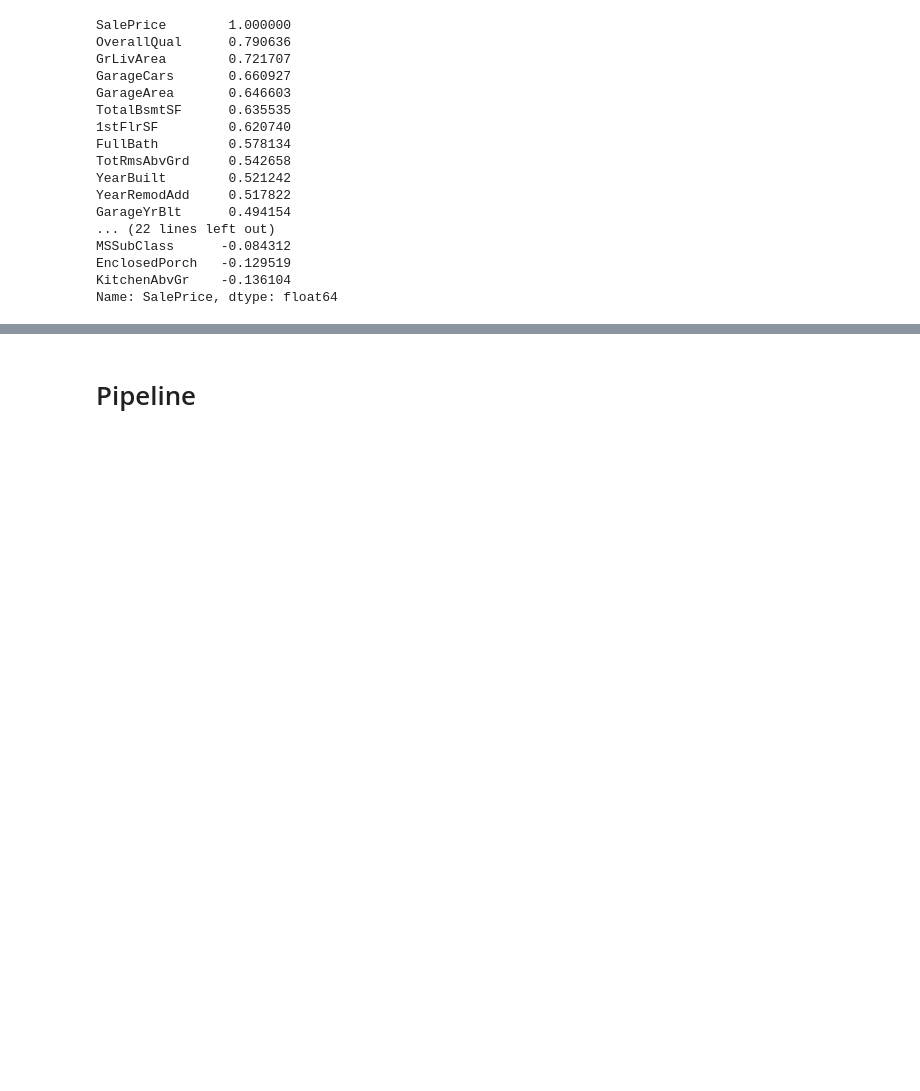
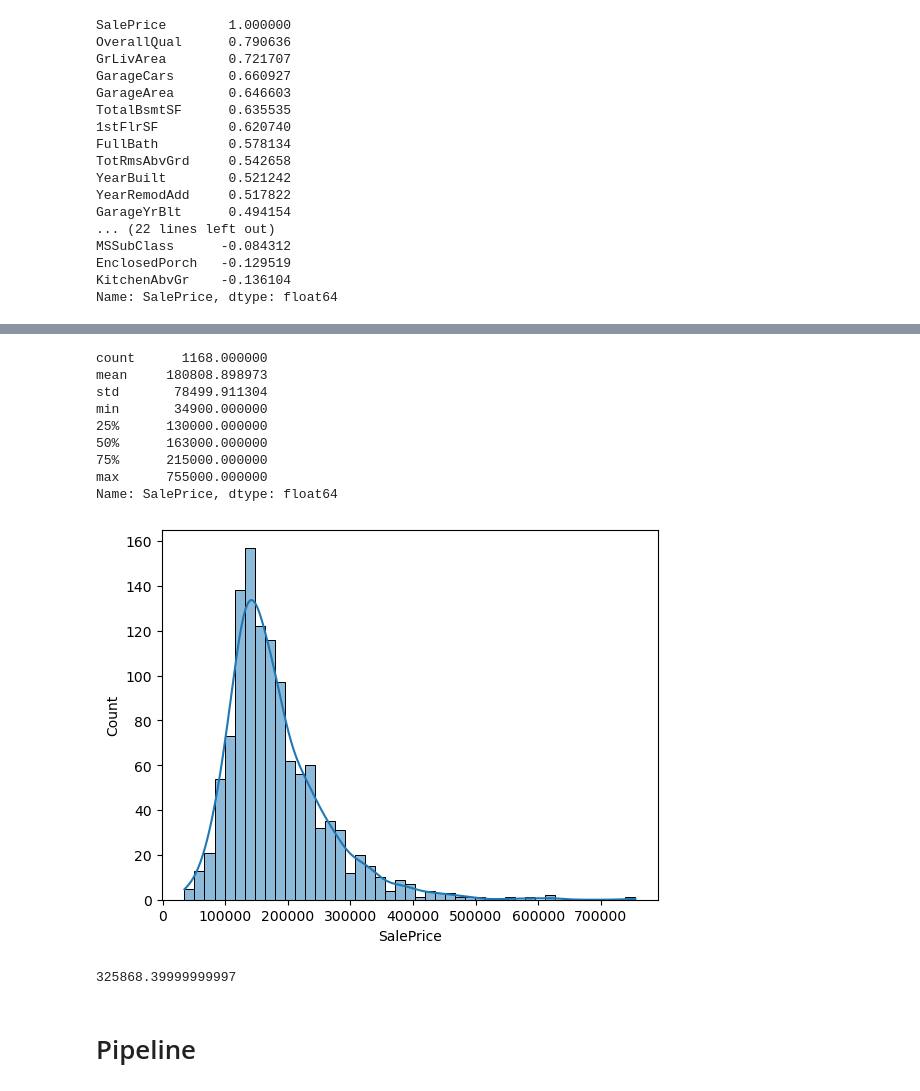
Before and after one commit to angelocandari/kag-house-price, a Jupyter notebook: house-prices.ipynb, the cells around one changed output, grey strips where cells are left out. Cells and saved outputs as stored; diff of their text form; code cells hidden in the pictures; blank space fills up the shorter version.

```diff
--- a/house-prices.ipynb
+++ b/house-prices.ipynb
@@ -86,0 +111,18 @@ dtype: int64
+# %%
+print(train[target].describe())
+sns.histplot(train[target], kde=True);
+# %% [output]
+count      1168.000000
+mean     180808.898973
+std       78499.911304
+min       34900.000000
+25%      130000.000000
+50%      163000.000000
+75%      215000.000000
+max      755000.000000
+Name: SalePrice, dtype: float64
+[figure, added]
+# %%
+np.percentile(train[target], 95)
+# %% [output]
+325868.39999999997
```
Also changed, not shown: parts of 22 cells of this notebook.
